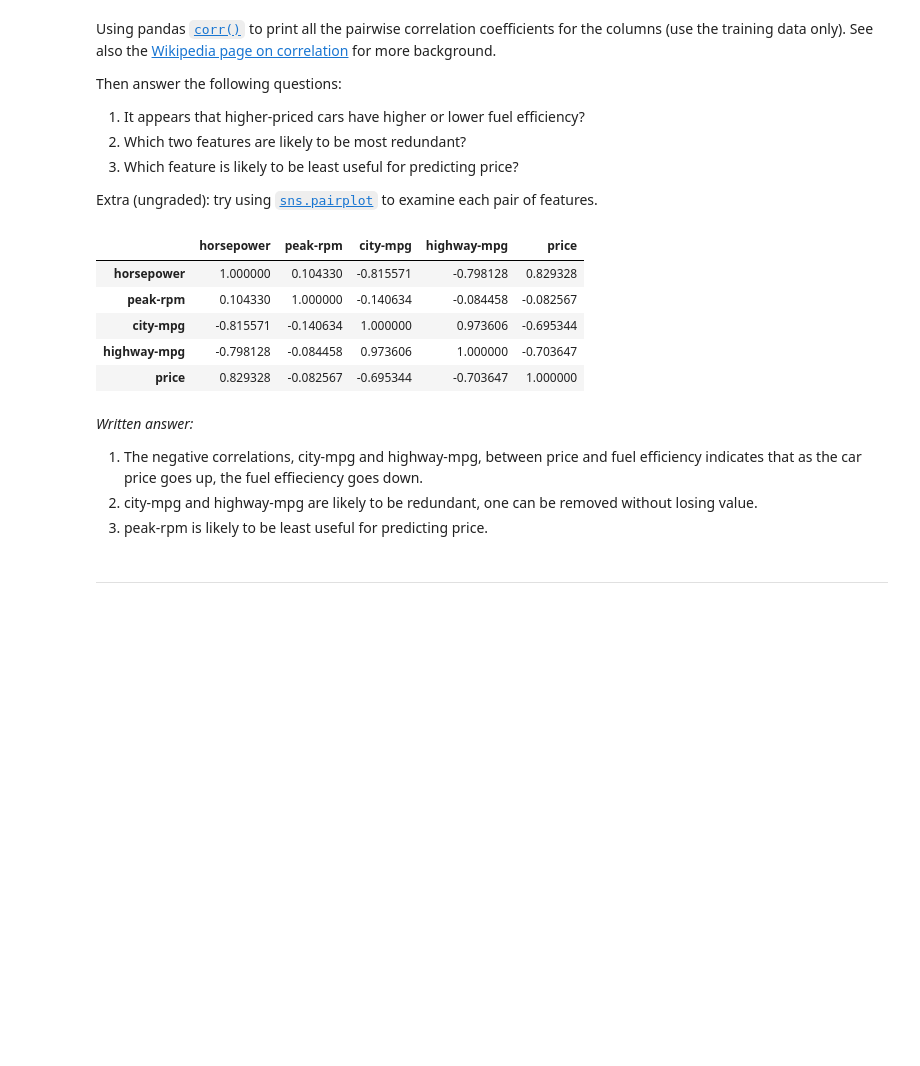
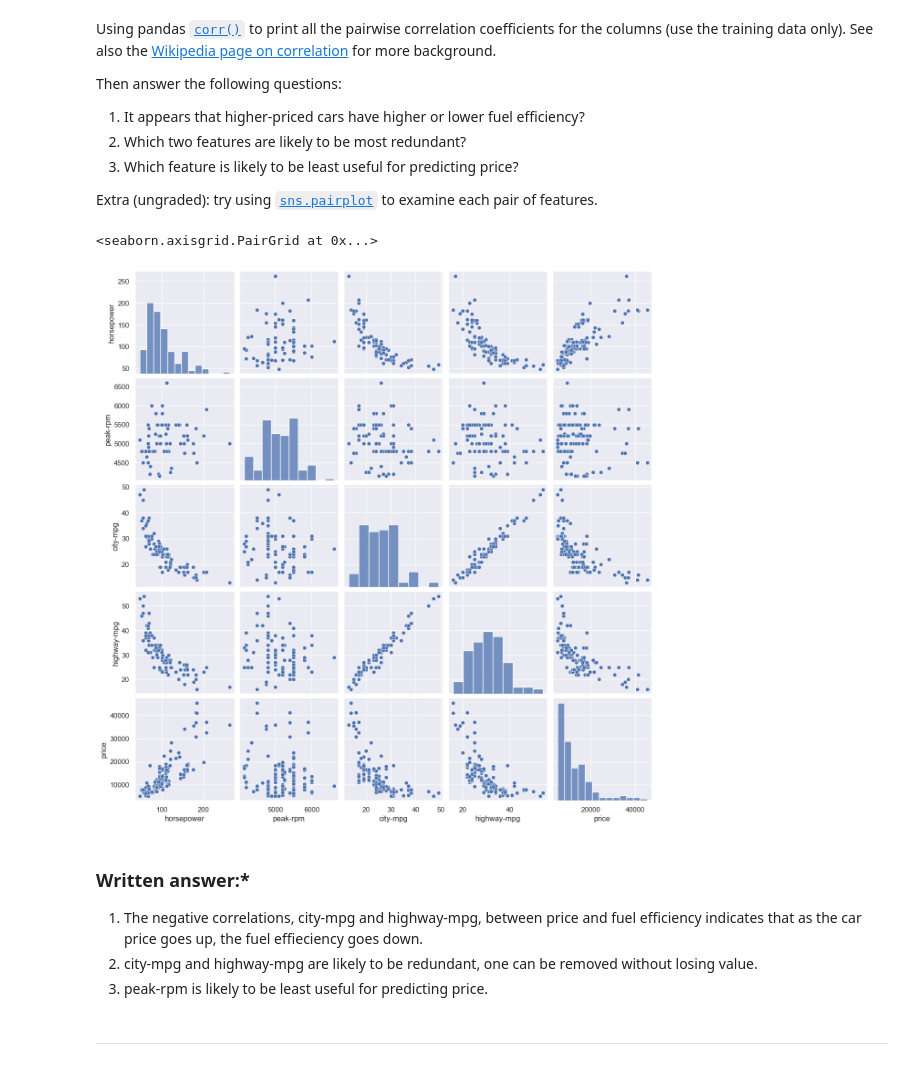
Before and after one commit to jinglange/w207_Homework, a Jupyter notebook: 03 Linear Regression with Tensorflow.ipynb, the cells around one changed output. Cells and saved outputs as stored; diff of their text form; code cells hidden in the pictures; blank space fills up the shorter version.

```diff
--- a/03 Linear Regression with Tensorflow.ipynb
+++ b/03 Linear Regression with Tensorflow.ipynb
@@ -254,15 +255,12 @@ Extra (ungraded): try using [`sns.pairplot`](https://seaborn.pydata.org/generate
 # %%
 # YOUR CODE HERE
 car_train.corr(method ='pearson')
+sns.pairplot(car_train)
 # %% [output]
-|  | horsepower | peak-rpm | city-mpg | highway-mpg | price |
-| horsepower | 1.000000 | 0.104330 | -0.815571 | -0.798128 | 0.829328 |
-| peak-rpm | 0.104330 | 1.000000 | -0.140634 | -0.084458 | -0.082567 |
-| city-mpg | -0.815571 | -0.140634 | 1.000000 | 0.973606 | -0.695344 |
-| highway-mpg | -0.798128 | -0.084458 | 0.973606 | 1.000000 | -0.703647 |
-| price | 0.829328 | -0.082567 | -0.695344 | -0.703647 | 1.000000 |
+<seaborn.axisgrid.PairGrid at 0x...>
+[figure, added]
 # %% [markdown]
-*Written answer:*
+### Written answer:*
 
 1. The negative correlations, city-mpg and highway-mpg, between price and fuel efficiency indicates that as the car price goes up, the fuel effieciency goes down.
 2. city-mpg and highway-mpg are likely to be redundant, one can be removed without losing value.
```
Also changed, not shown: parts of 4 cells of this notebook.
